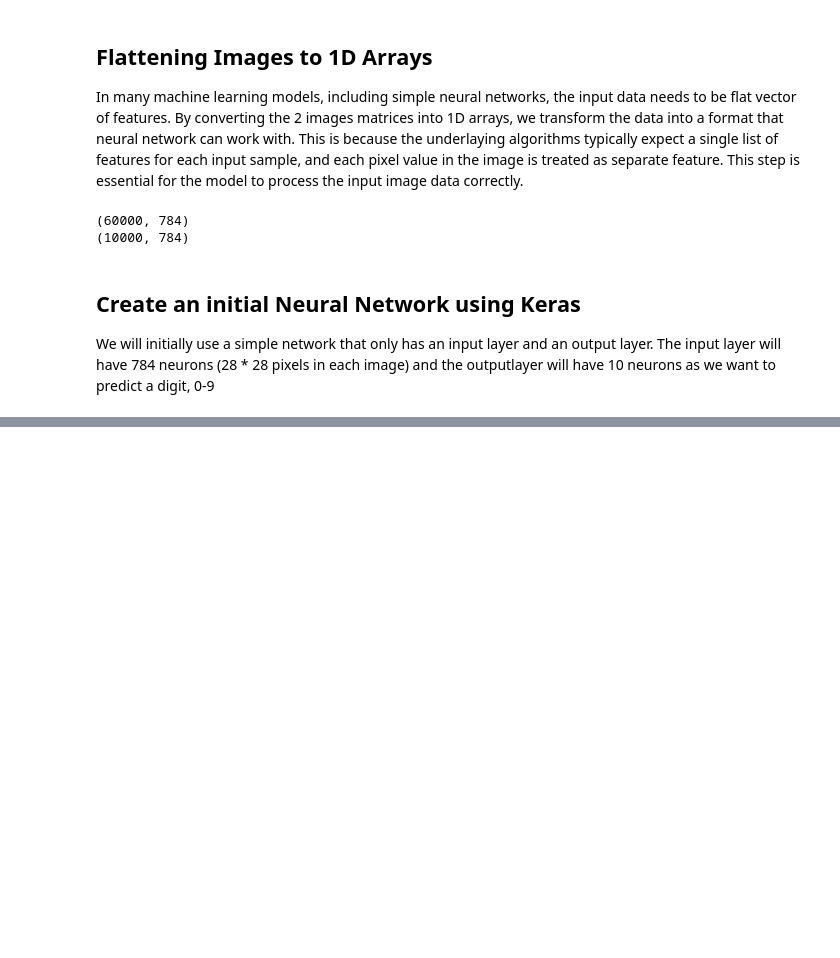
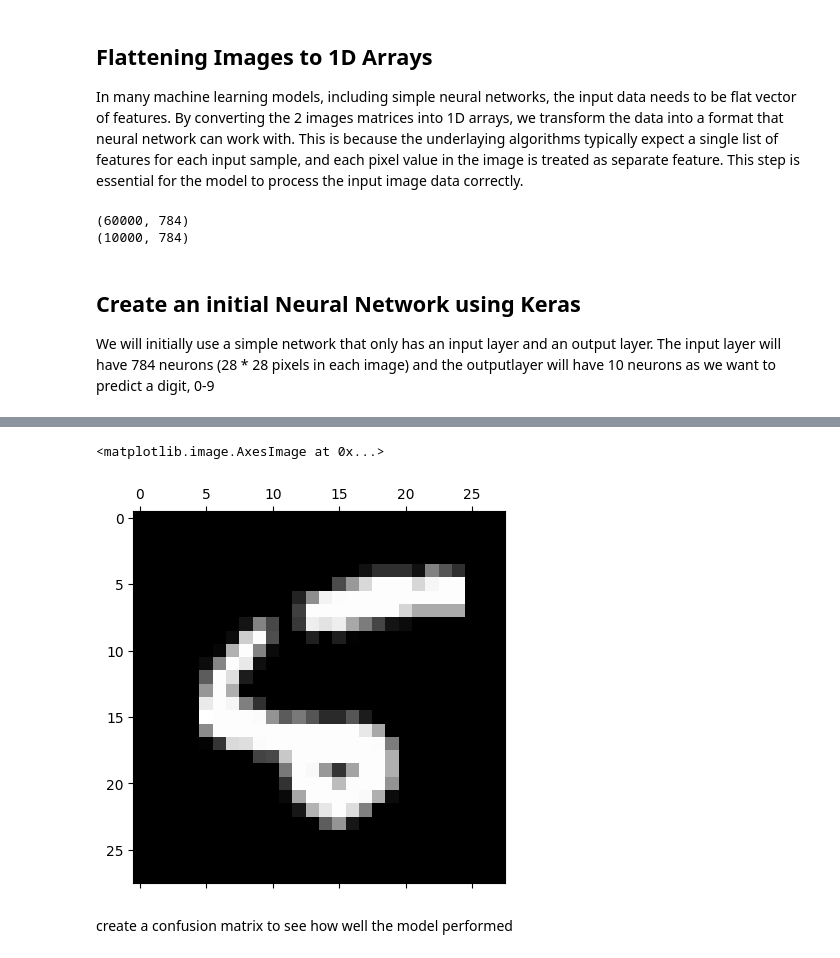
Before and after one commit to vanessa-arruda/ai-ml, a Jupyter notebook: labs/lab3/mnist.ipynb, the cells around one changed output, grey strips where cells are left out. Saved outputs shown, nothing was run; the diff lists cells and outputs as text; code cells hidden in the pictures; blank space fills up the shorter version.

```diff
--- a/labs/lab3/mnist.ipynb
+++ b/labs/lab3/mnist.ipynb
@@ -148,0 +193,7 @@ Epoch 5/5
+# %%
+plt.matshow(X_test[8], cmap='grey')
+# %% [output]
+<matplotlib.image.AxesImage at 0x...>
+[figure, added]
+# %% [markdown]
+create a confusion matrix to see how well the model performed
```
Also changed, not shown: parts of 18 cells of this notebook, 8 other files.
